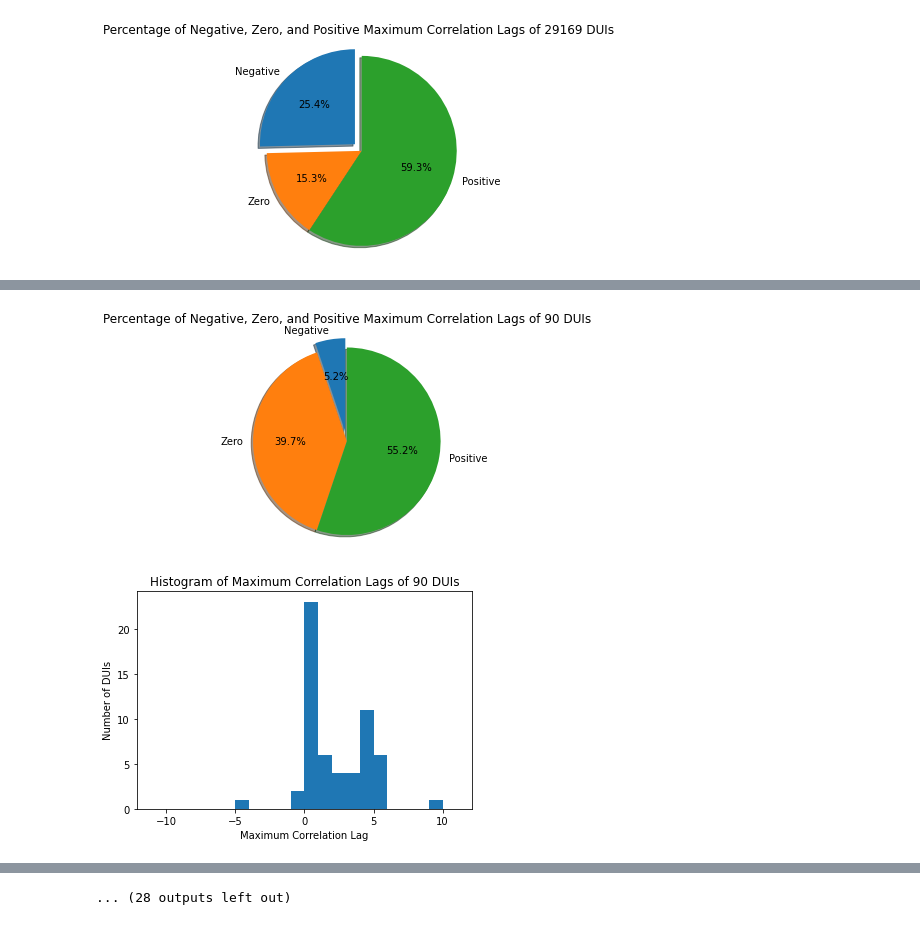
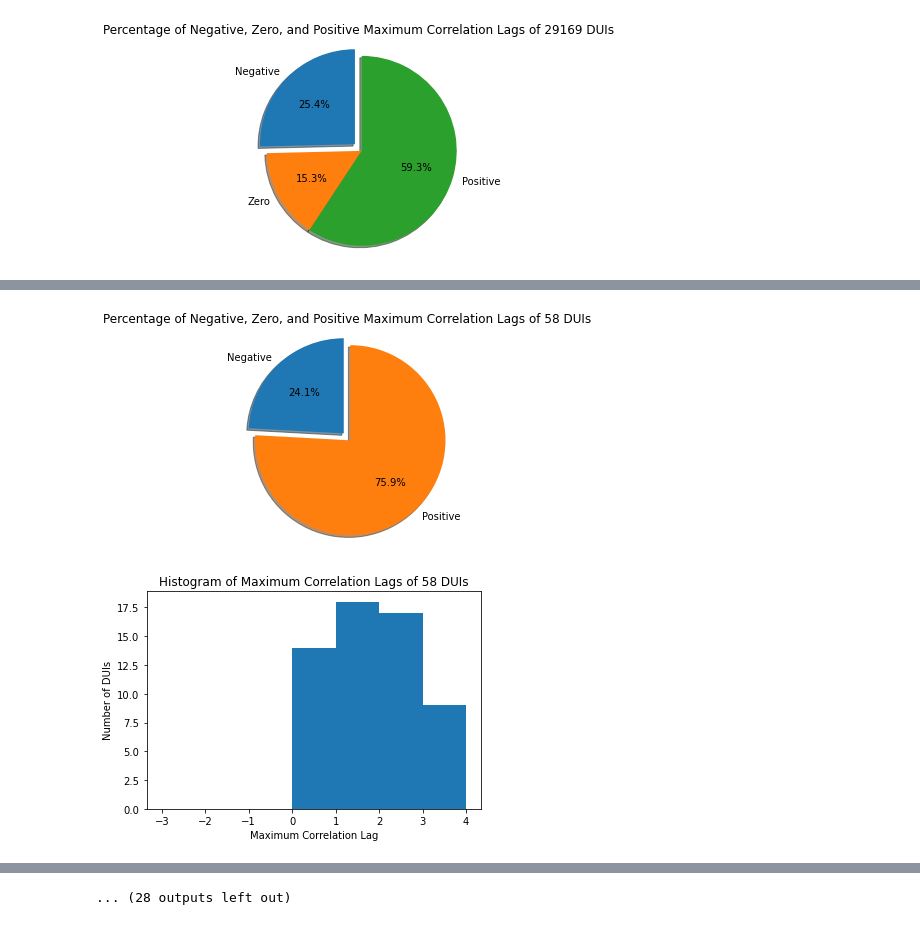
Before and after one commit to HAAIL/science-impacts-industry, a Jupyter notebook: Citation Analysis.ipynb, the cells around one changed output, grey strips where cells are left out. Saved outputs shown, nothing was run; the diff lists cells and outputs as text; code cells hidden in the pictures.

```diff
--- a/Citation Analysis.ipynb
+++ b/Citation Analysis.ipynb
@@ -634,7 +1186,7 @@ Loaded dui2cc and dui2ccchild.
 # ('D009369', 'Neoplasms')
 # ('D009446', 'Neurobiology')
 
-sample_dui = 'D009446'
+sample_dui = 'D055585'
 sample_name = dui2name[sample_dui]
 print(sample_dui, sample_name)
 print(dui2pubCitSigPropScaled[sample_dui])
@@ -658,29 +1210,32 @@ len(dui2sbCitSigPropScaled), c
 # %%
 # plot three plots next to each other, one for dui2pubCitSigPropScaled, one for dui2sbCitSigPropScaled, and one for dui2cc
 fig, axs = plt.subplots(1, 3, figsize=(15, 5))
-fig.suptitle(str(sample_dui) + ' - ' + sample_name + ' - solo', fontsize=16, fontweight='bold')
-axs[0].plot(years[START_YEAR_IDX:], dui2pubCitSigPropScaled[sample_dui], color='blue')
+fig.suptitle(str(sample_dui) + ' - ' + sample_name + ' + children', fontsize=16, fontweight='bold')
+axs[0].plot(years[START_YEAR_IDX:], dui2pubCitSigPropScaledchild[sample_dui], color='blue')
 axs[0].set_xlabel('Year')
 axs[0].set_ylabel('Proportion of Publications')
 axs[0].set_title('Scaled Proportion of Publications per Year')
-axs[1].plot(years[START_YEAR_IDX:], dui2sbCitSigPropScaled[sample_dui], color='red')
+axs[1].plot(years[START_YEAR_IDX:], dui2sbCitSigPropScaledchild[sample_dui], color='red')
 axs[1].set_xlabel('Year')
 axs[1].set_ylabel('Proportion of SBIRs')
 axs[1].set_title('Scaled Proportion of SBIRs per Year')
-axs[2].plot(correlation_lags, dui2cc[sample_dui], color='green')
+axs[2].plot(correlation_lags, dui2ccchild[sample_dui], color='green')
 axs[2].set_xlabel('Year')
 axs[2].set_ylabel('Cross Correlation')
 axs[2].set_title('Cross Correlation between Publications and SBIRs signals')
 
 # calculate the maximum correlation lag
-maximum_correlation_lag = correlation_lags[np.argmax(dui2cc[sample_dui])]
+maximum_correlation_lag = correlation_lags[np.argmax(dui2ccchild[sample_dui])]
 print('maximum_correlation_lag:', maximum_correlation_lag)
 #calcualte the AUC of the cross-correlation signal
 zero_index = correlation_lags.index(0)
-pos_auc = np.trapz(dui2cc[sample_dui][zero_index + 1:], dx=1)
-neg_auc = np.trapz(dui2cc[sample_dui][:zero_index], dx=1)
+pos_auc = np.trapz(dui2ccchild[sample_dui][zero_index + 1:], dx=1)
+neg_auc = np.trapz(dui2ccchild[sample_dui][:zero_index], dx=1)
+ccauc = (pos_auc + 1) / (neg_auc + 1)
+
 print('pos_auc:', pos_auc)
 print('neg_auc:', neg_auc)
+print('ccauc:', ccauc)
 
 for ax in axs.flat:
     for tick in ax.get_xticklabels():
@@ -831,27 +1387,49 @@ pos: 6414
 # %%
 # iterate over max_depth and create a histogram of the maximum correlation lags of duis in dui_subset, then plot it
 max_depth = 13
+single_level_duis_mcclags = []
+single_level_duis = []
+multi_level_duis_mcclags = []
+greater_one_percentages = []
+greater_one_std = []
+greater_one_maxs = []
+greater_one_mins = []
 for depth in range(max_depth + 1):
     print('depth:', depth + 1)
-    dui_subset = [dui for level in range(depth + 1) for dui in level2duis[level]]
-    dui_subset_mcclags = [dui2mcclagchild[dui] for dui in dui_subset if dui in dui2mcclagchild]
-    print('len(dui_subset_mcclags):', len(dui_subset_mcclags))
-    neg = len([lag for lag in dui_subset_mcclags if lag < 0])
-    zero = len([lag for lag in dui_subset_mcclags if lag == 0])
-    pos = len([lag for lag in dui_subset_mcclags if lag > 0])
+    dui_subset = [dui for level in range(depth + 1) for dui in level2duis[level] if dui in dui2aucratiochild]
+    dui_subset_mcclags = [dui2aucratiochild[dui] for dui in dui_subset]
+    print(list(zip(dui_subset[-100:], dui_subset_mcclags[-100:])))
+    print('len(dui_subset):', len(dui_subset_mcclags))
+    neg = len([lag for lag in dui_subset_mcclags if lag <= 1])
+    pos = len([lag for lag in dui_subset_mcclags if lag > 1])
+    ppos = pos / (len(dui_subset_mcclags) + 0.000000001) * 100
+    # pzero = zero / (len(dui_subset_mcclags) + 0.000000001) * 100
+    pneg = neg / (len(dui_subset_mcclags) + 0.000000001) * 100
     # print the true value and percentage of negative, zero, and positive maximum correlation lags add 0.000000001 to avoid division by zero
-    print('neg:', neg, 'Ratio:', neg / (len(dui_subset_mcclags) + 0.000000001) * 100)
-    print('zero:', zero, 'Ratio:', zero / (len(dui_subset_mcclags) + 0.000000001) * 100)
-    print('pos:', pos, 'Ratio:', pos / (len(dui_subset_mcclags) + 0.000000001) * 100)
+    print('neg:', neg, 'Ratio:', pneg)
+    # print('zero:', zero, 'Ratio:', pzero)
+    print('pos:', pos, 'Ratio:', ppos)
 
-    if neg + zero + pos == 0:
+    if neg + pos == 0:
         print('=' * 50)
         continue
 
+    dui_subset_single_level = [dui for dui in level2duis[depth] if dui in dui2aucratiochild]
+    single_level_duis.append(dui_subset_single_level)
+    print('len(dui_subset_single_level):', len(dui_subset_single_level))
+    dui_subset_single_level_mcclags = [dui2aucratiochild[dui] for dui in dui_subset_single_level]
+    single_level_duis_mcclags.append(dui_subset_single_level_mcclags)
+    greater_one_maxs.append([dui_subset_single_level[np.argmax(dui_subset_single_level_mcclags)], np.max(dui_subset_single_level_mcclags)])
+    greater_one_mins.append([dui_subset_single_level[np.argmin(dui_subset_single_level_mcclags)], np.min(dui_subset_single_level_mcclags)])
+    dui_greater_one_std = np.std(dui_subset_single_level_mcclags)
+    greater_one_std.append(dui_greater_one_std)
+    greater_one_percentages.append(ppos)
+    multi_level_duis_mcclags.append(dui_subset_mcclags)
+
     # plot the three accuracy scores as a pie graph. choose the one pie graph that is empty in the middle
-    labels = 'Negative', 'Zero', 'Positive'
-    sizes = [neg, zero, pos]
-    explode = (0.1, 0, 0)
+    labels = 'Negative', 'Positive'
+    sizes = [neg, pos]
+    explode = (0.1, 0)
     fig1, ax1 = plt.subplots()
     ax1.pie(sizes, explode=explode, labels=labels, autopct='%1.1f%%', shadow=True, startangle=90)
     ax1.axis('equal')
@@ -859,13 +1437,17 @@ for depth in range(max_depth + 1):
     plt.title('Percentage of Negative, Zero, and Positive Maximum Correlation Lags of ' + str(len(dui_subset)) + ' DUIs')
     plt.show()
 
-    # plot the histogram of the maximum correlation lags of dui_subset_mcclags. bound the x-axis to -11 to 11 with 1 intervals
-    plt.hist(dui_subset_mcclags, bins=range(-11, 12, 1))
+    # plot the histogram of the maximum correlation lags of dui_subset_mcclags. bound the x-axis to -3 to 5 with 1 intervals
+    plt.hist(dui_subset_mcclags, bins=range(-3, 5, 1))
     plt.title('Histogram of Maximum Correlation Lags of ' + str(len(dui_subset)) + ' DUIs')
     plt.xlabel('Maximum Correlation Lag')
     plt.ylabel('Number of DUIs')
     plt.show()
 
+   #save pos / (len(dui_subset_mcclags) + 0.000000001) * 100 to a txt file named like STIDX_<START_FROM_IDX>_DEPTH_<depth>.txt at data/SF11/results
+    with open(LAG_DATA_ADDRESS + SF_TAG + '/results/DEPTH_' + str(depth) + '_IMP.txt', 'w') as f:
+        f.write(str(ppos))
+
     print('=' * 50)
 # %% [output]
 depth: 1
@@ -882,4 +1465,4 @@ pos: 32 Ratio: 55.172413792152206
-[figure, old version]
+[figure, new version]
-[figure, old version]
+[figure, new version]
 ==================================================
 depth: 3
```
Also changed, not shown: parts of 31 cells of this notebook.
